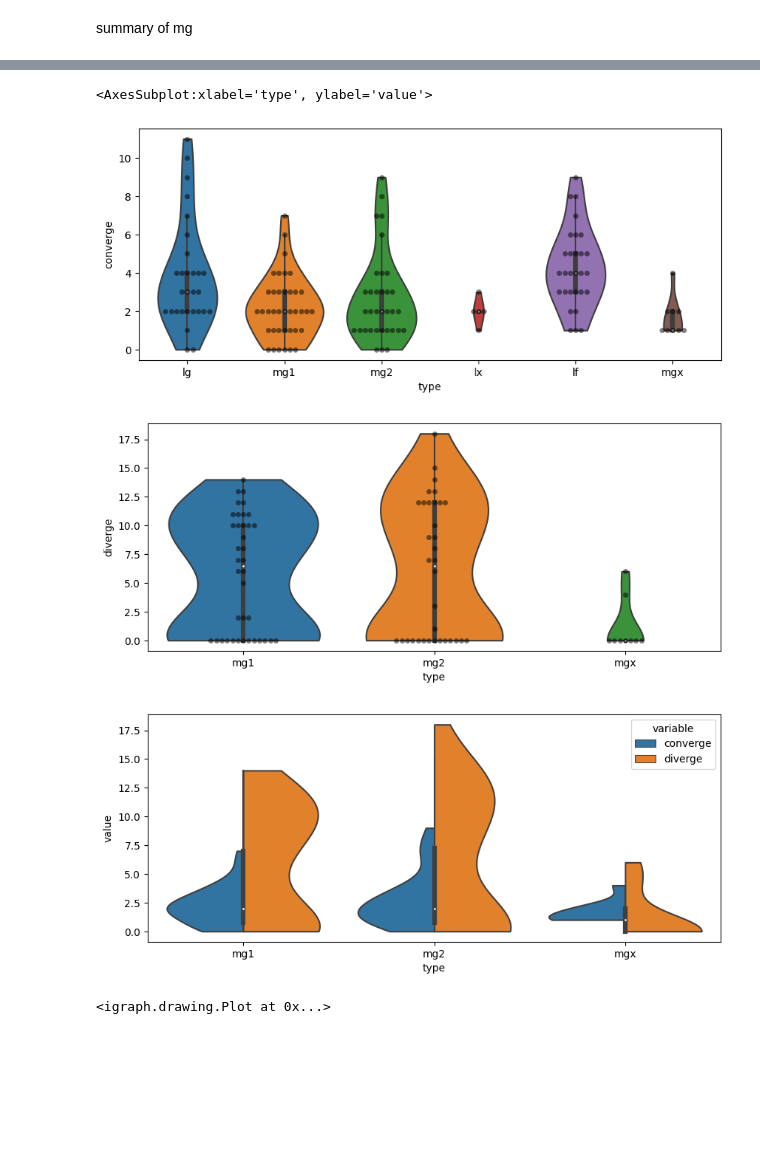
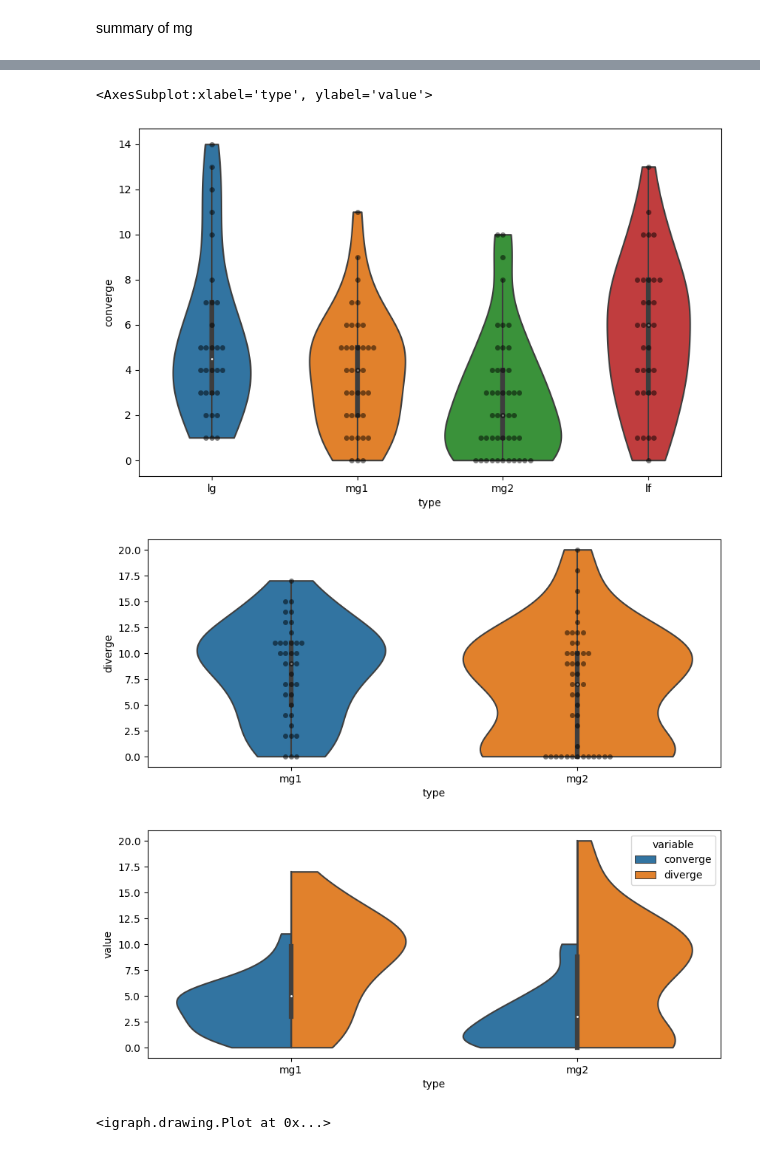
Before and after one commit to neurologic/eCREST, a Jupyter notebook: Analysis.ipynb, the cells around one changed output, grey strips where cells are left out. Cells and saved outputs as stored; diff of their text form; code cells hidden in the pictures; blank space fills up the shorter version.

```diff
--- a/Analysis.ipynb
+++ b/Analysis.ipynb
@@ -105,7 +105,7 @@ Saved cell 644143297 reconstruction locally at 2023-04-19 16.57.21
 # %% [markdown]
 ## Build Graph
 # %%
-network_types = ['mg1','mg2','mgx','lg','lf','lx']
+network_types = ['mg1','mg2','lg','lf']
 # %%
 ell = ig_Graph(directed = True)
 ell.add_vertices([n for n in nodes if cell_type[n] in network_types])
@@ -394,31 +392,31 @@ with pd.option_context('display.max_rows', 4):
 144 rows × 4 columns
 # %%
 # sns.kdeplot(df_degree,x='converge',hue='type', bw_adjust = 0.75)
-plt.figure(figsize=(10,4))
+plt.figure(figsize=(10,6))
 sns.violinplot(df_degree,x='type',y='converge',scale='count',cut=0)
 # plt.figure(figsize=(10,4))
 sns.swarmplot(df_degree,x='type',y='converge',color='black',alpha=0.5)#,jitter=0.25)
 # sns.stripplot(df_degree,x='type',y='converge',alpha=0.5,jitter=0.25)
 
 plt.figure(figsize=(10,4))
 sns.violinplot(df_degree[df_degree['type'].isin(['mg1','mg2','mgx'])],y='diverge',x='type',scale='count',cut=0)
 # plt.figure(figsize=(10,4))
 sns.swarmplot(df_degree[df_degree['type'].isin(['mg1','mg2','mgx'])],x='type',y='diverge',color='black',alpha=0.5)
 
 
 
 # sns.displot(df_degree[df_degree['type'].isin(['mg1','mg2','mgx'])],x='diverge',hue='type',multiple='dodge')
 
 tmp = df_degree[df_degree['type'].isin(['mg1','mg2','mgx'])].melt(id_vars=['type'],
             value_vars=['converge', 'diverge'])
 
 plt.figure(figsize=(10,4))
 sns.violinplot(tmp,y='value',x='type',hue = 'variable',split=True,scale='count',cut=0)
 # %% [output]
 <AxesSubplot:xlabel='type', ylabel='value'>
-[figure, old version]
+[figure, new version]
-[figure, old version]
+[figure, new version]
-[figure, old version]
+[figure, new version]
 # %%
 color_dict = {"mg1": "orange", "lf": "red", "mg2": "purple", "lg": "blue"}
 
```
Also changed, not shown: parts of 27 cells of this notebook, 3 other files.
